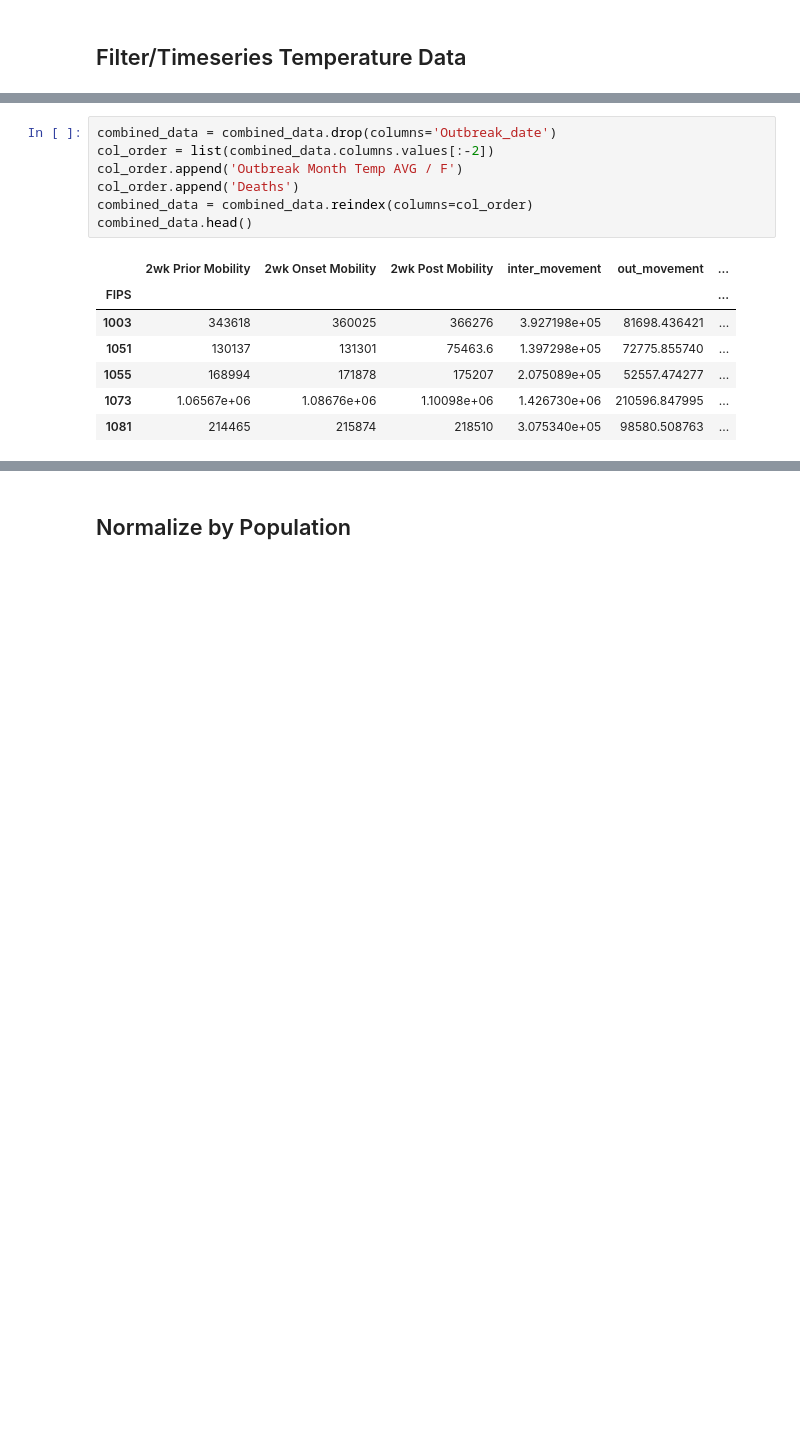
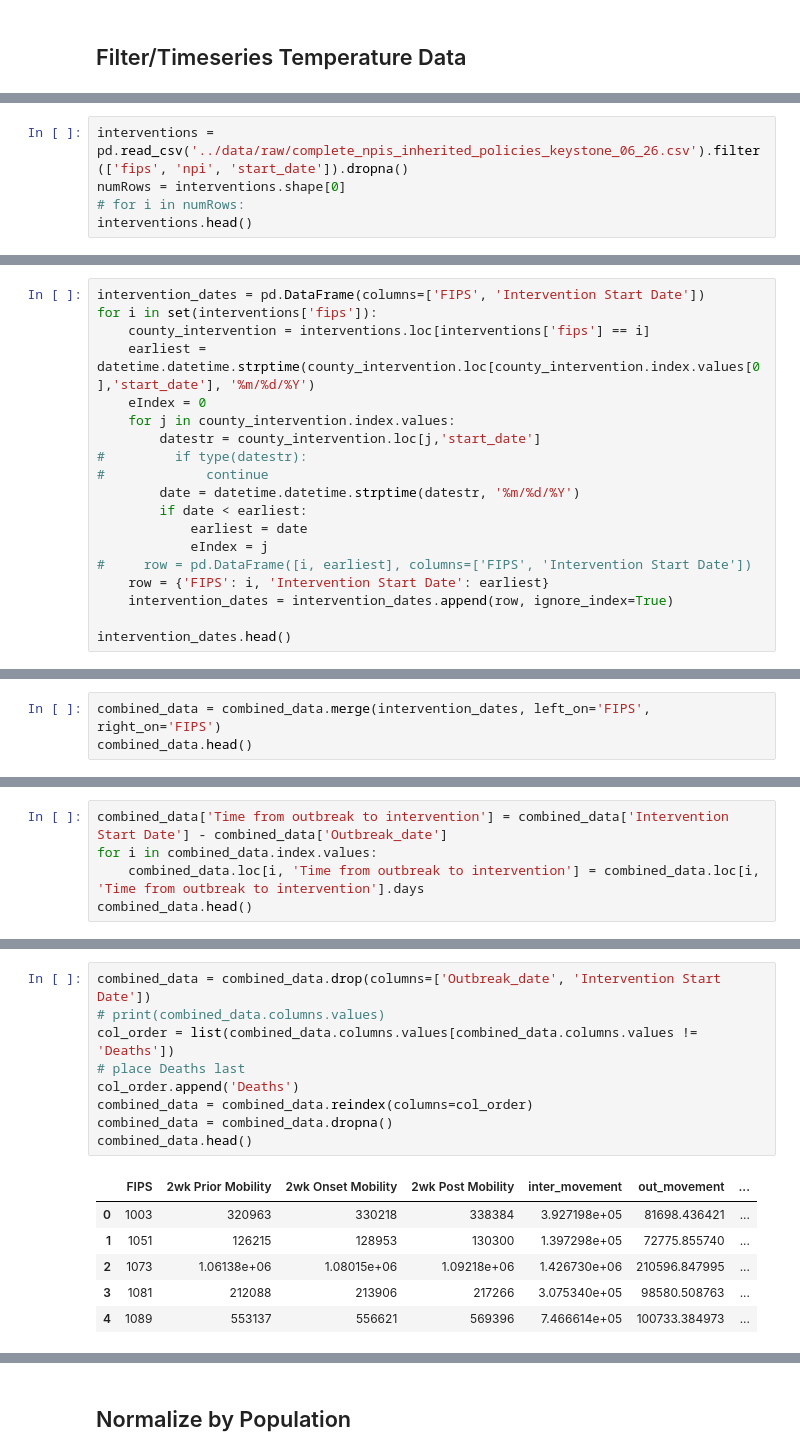
Before and after one commit to jhu-covid-optimization/covid-drivers, a Jupyter notebook: notebooks/bm-01-AC-PCA_data_processing.ipynb, the cells around one changed output, grey strips where cells are left out. Cells and saved outputs as stored; diff of their text form; blank space fills up the shorter version.

```diff
--- a/notebooks/bm-01-AC-PCA_data_processing.ipynb
+++ b/notebooks/bm-01-AC-PCA_data_processing.ipynb
@@ -416,0 +414,5 @@ interventions.head()
+# %%
+interventions = pd.read_csv('../data/raw/complete_npis_inherited_policies_keystone_06_26.csv').filter(['fips', 'npi', 'start_date']).dropna()
+numRows = interventions.shape[0]
+# for i in numRows:
+interventions.head()
@@ -416,0 +426,19 @@ interventions.head()
+# %%
+intervention_dates = pd.DataFrame(columns=['FIPS', 'Intervention Start Date'])
+for i in set(interventions['fips']):
+    county_intervention = interventions.loc[interventions['fips'] == i]
+    earliest = datetime.datetime.strptime(county_intervention.loc[county_intervention.index.values[0],'start_date'], '%m/%d/%Y')
+    eIndex = 0
+    for j in county_intervention.index.values:
+        datestr = county_intervention.loc[j,'start_date']
+#         if type(datestr):
+#             continue
+        date = datetime.datetime.strptime(datestr, '%m/%d/%Y')
+        if date < earliest:
+            earliest = date
+            eIndex = j
+#     row = pd.DataFrame([i, earliest], columns=['FIPS', 'Intervention Start Date'])
+    row = {'FIPS': i, 'Intervention Start Date': earliest}
+    intervention_dates = intervention_dates.append(row, ignore_index=True)
+
+intervention_dates.head()
@@ -416,0 +452,3 @@ interventions.head()
+# %%
+combined_data = combined_data.merge(intervention_dates, left_on='FIPS', right_on='FIPS')
+combined_data.head()
@@ -416,0 +463,5 @@ interventions.head()
+# %%
+combined_data['Time from outbreak to intervention'] = combined_data['Intervention Start Date'] - combined_data['Outbreak_date']
+for i in combined_data.index.values:
+    combined_data.loc[i, 'Time from outbreak to intervention'] = combined_data.loc[i, 'Time from outbreak to intervention'].days
+combined_data.head()
@@ -417,15 +476,16 @@ interventions.head()
 # %%
-combined_data = combined_data.drop(columns='Outbreak_date')
-col_order = list(combined_data.columns.values[:-2])
-col_order.append('Outbreak Month Temp AVG / F')
+combined_data = combined_data.drop(columns=['Outbreak_date', 'Intervention Start Date'])
+# print(combined_data.columns.values)
+col_order = list(combined_data.columns.values[combined_data.columns.values != 'Deaths'])
+# place Deaths last
 col_order.append('Deaths')
 combined_data = combined_data.reindex(columns=col_order)
+combined_data = combined_data.dropna()
 combined_data.head()
 # %% [output]
-|  | 2wk Prior Mobility | 2wk Onset Mobility | 2wk Post Mobility | inter_movement | out_movement | ... |
-| FIPS |  |  |  |  |  | ... |
-| 1003 | 343618 | 360025 | 366276 | 3.927198e+05 | 81698.436421 | ... |
-| 1051 | 130137 | 131301 | 75463.6 | 1.397298e+05 | 72775.855740 | ... |
-| 1055 | 168994 | 171878 | 175207 | 2.075089e+05 | 52557.474277 | ... |
-| 1073 | 1.06567e+06 | 1.08676e+06 | 1.10098e+06 | 1.426730e+06 | 210596.847995 | ... |
-| 1081 | 214465 | 215874 | 218510 | 3.075340e+05 | 98580.508763 | ... |
+|  | FIPS | 2wk Prior Mobility | 2wk Onset Mobility | 2wk Post Mobility | inter_movement | out_movement | ... |
+| 0 | 1003 | 320963 | 330218 | 338384 | 3.927198e+05 | 81698.436421 | ... |
+| 1 | 1051 | 126215 | 128953 | 130300 | 1.397298e+05 | 72775.855740 | ... |
+| 2 | 1073 | 1.06138e+06 | 1.08015e+06 | 1.09218e+06 | 1.426730e+06 | 210596.847995 | ... |
+| 3 | 1081 | 212088 | 213906 | 217266 | 3.075340e+05 | 98580.508763 | ... |
+| 4 | 1089 | 553137 | 556621 | 569396 | 7.466614e+05 | 100733.384973 | ... |
```
Also changed, not shown: parts of 31 cells of this notebook, 1 other file.
